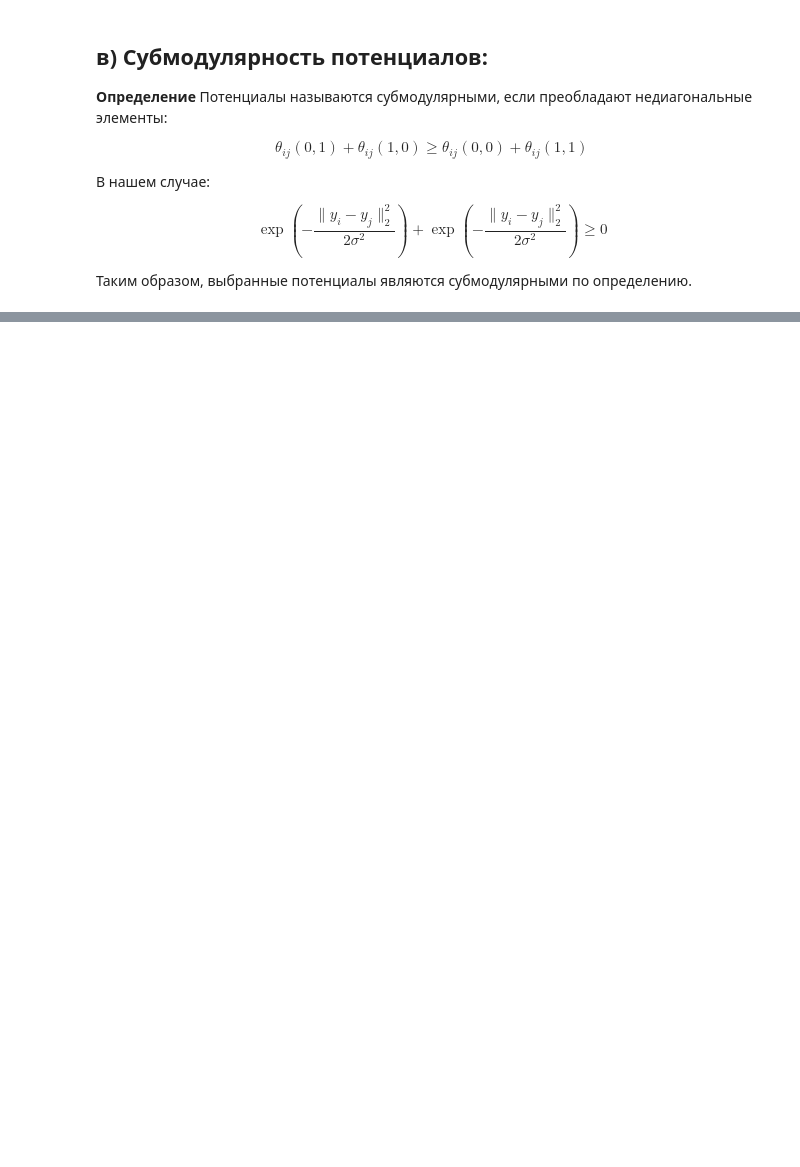
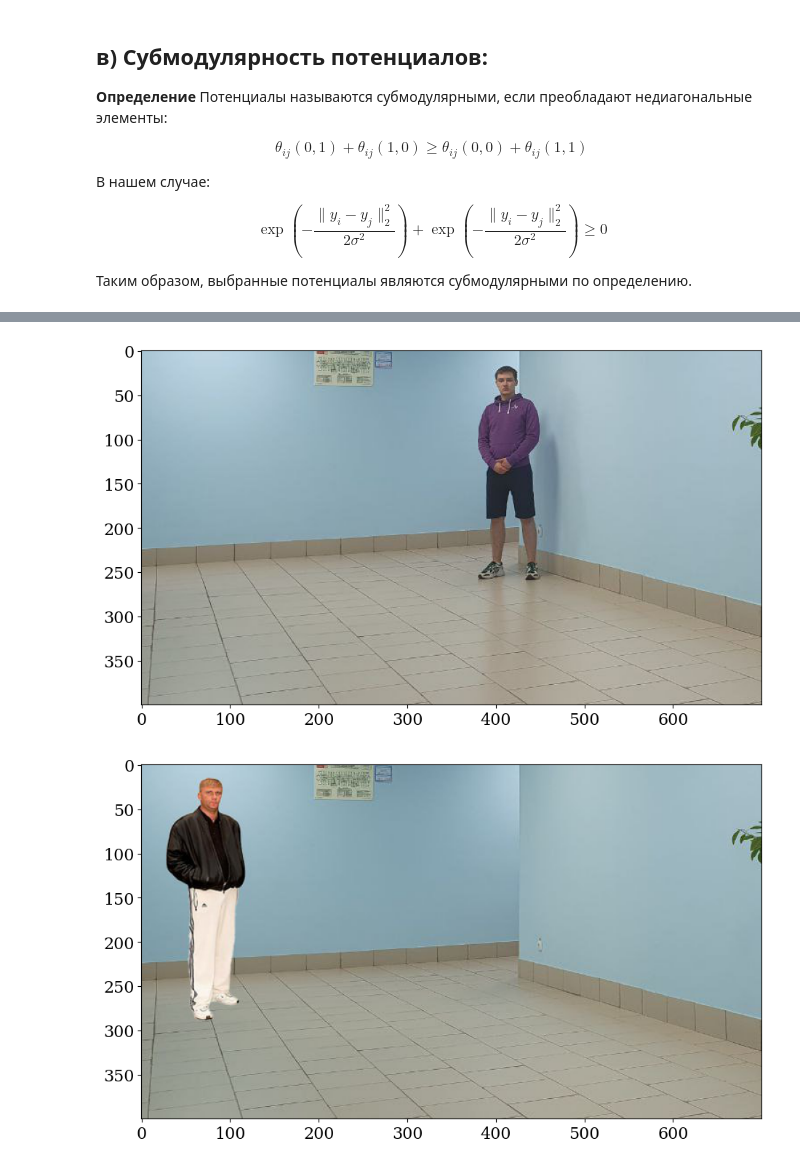
Before and after one commit to SuperCrabLover/BMS_Course_Collage_Prac, a Jupyter notebook: Prac_1.ipynb, the cells around one changed output, grey strips where cells are left out. Drawn from its saved outputs; the diff is of its cells as text; code cells hidden in the pictures; blank space fills up the shorter version.

```diff
--- a/Prac_1.ipynb
+++ b/Prac_1.ipynb
@@ -84,0 +91,4 @@ $$
+# %%
+pics = []
+pics.append(plt.imread(pic_paths[4])[320:, 100:800, :])
+pics.append(plt.imread(pic_paths[3])[320:, 100:800, :])
@@ -84,0 +219,8 @@ $$
+# %%
+plt.imshow(pics[1])
+plt.show()
+plt.imshow(pics[0])
+plt.show()
+# %% [output]
+[figure, added]
+[figure, added]
```
Also changed, not shown: parts of 19 cells of this notebook.
